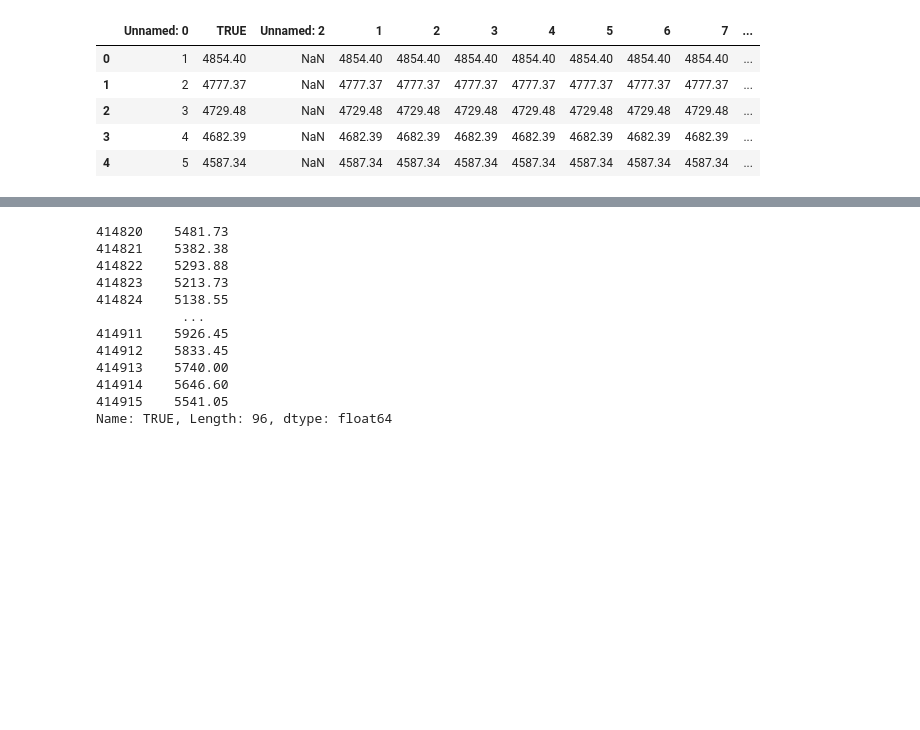
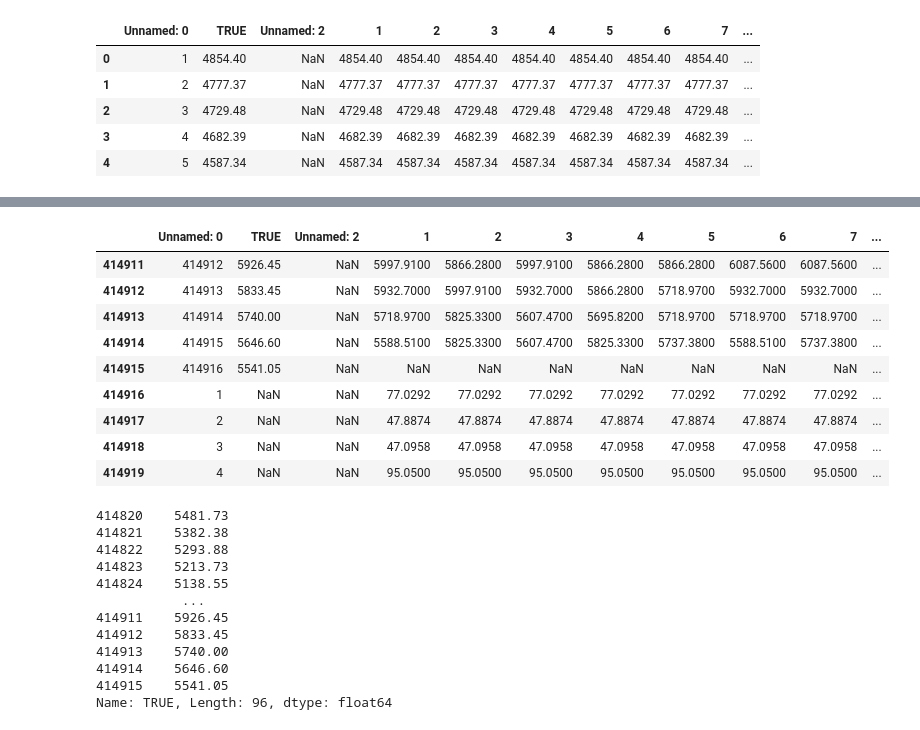
Before and after one commit to tyokyo320/time-series, a Jupyter notebook: utils/predict.ipynb, the cells around one changed output, grey strips where cells are left out. Saved outputs shown, nothing was run; the diff lists cells and outputs as text; code cells hidden in the pictures; blank space fills up the shorter version.

```diff
--- a/utils/predict.ipynb
+++ b/utils/predict.ipynb
@@ -219,5 +226,16 @@ df.head()
 # %%
-# df.iloc[414911:414920]
+df.iloc[414911:414920]
+# %% [output]
+|  | Unnamed: 0 | TRUE | Unnamed: 2 | 1 | 2 | 3 | 4 | 5 | 6 | 7 | ... |
+| 414911 | 414912 | 5926.45 | NaN | 5997.9100 | 5866.2800 | 5997.9100 | 5866.2800 | 5866.2800 | 6087.5600 | 6087.5600 | ... |
+| 414912 | 414913 | 5833.45 | NaN | 5932.7000 | 5997.9100 | 5932.7000 | 5866.2800 | 5718.9700 | 5932.7000 | 5932.7000 | ... |
+| 414913 | 414914 | 5740.00 | NaN | 5718.9700 | 5825.3300 | 5607.4700 | 5695.8200 | 5718.9700 | 5718.9700 | 5718.9700 | ... |
+| 414914 | 414915 | 5646.60 | NaN | 5588.5100 | 5825.3300 | 5607.4700 | 5825.3300 | 5737.3800 | 5588.5100 | 5737.3800 | ... |
+| 414915 | 414916 | 5541.05 | NaN | NaN | NaN | NaN | NaN | NaN | NaN | NaN | ... |
+| 414916 | 1 | NaN | NaN | 77.0292 | 77.0292 | 77.0292 | 77.0292 | 77.0292 | 77.0292 | 77.0292 | ... |
+| 414917 | 2 | NaN | NaN | 47.8874 | 47.8874 | 47.8874 | 47.8874 | 47.8874 | 47.8874 | 47.8874 | ... |
+| 414918 | 3 | NaN | NaN | 47.0958 | 47.0958 | 47.0958 | 47.0958 | 47.0958 | 47.0958 | 47.0958 | ... |
+| 414919 | 4 | NaN | NaN | 95.0500 | 95.0500 | 95.0500 | 95.0500 | 95.0500 | 95.0500 | 95.0500 | ... |
 # %%
 # true values need to be shifted by 1
 true_values = df["TRUE"][config.start+1:config.end+1+1]
```
Also changed, not shown: parts of 8 cells of this notebook, 2 other files.
